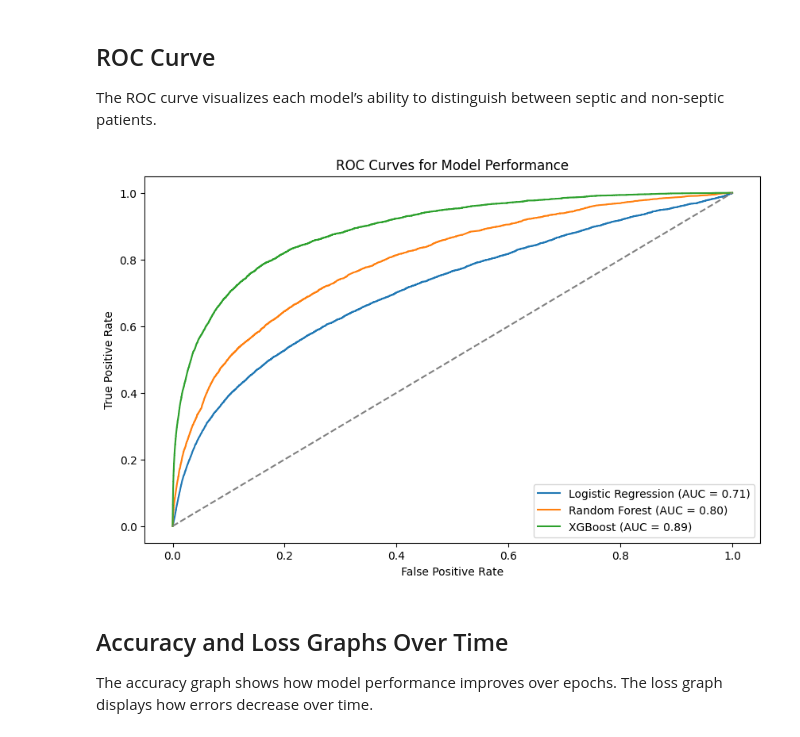
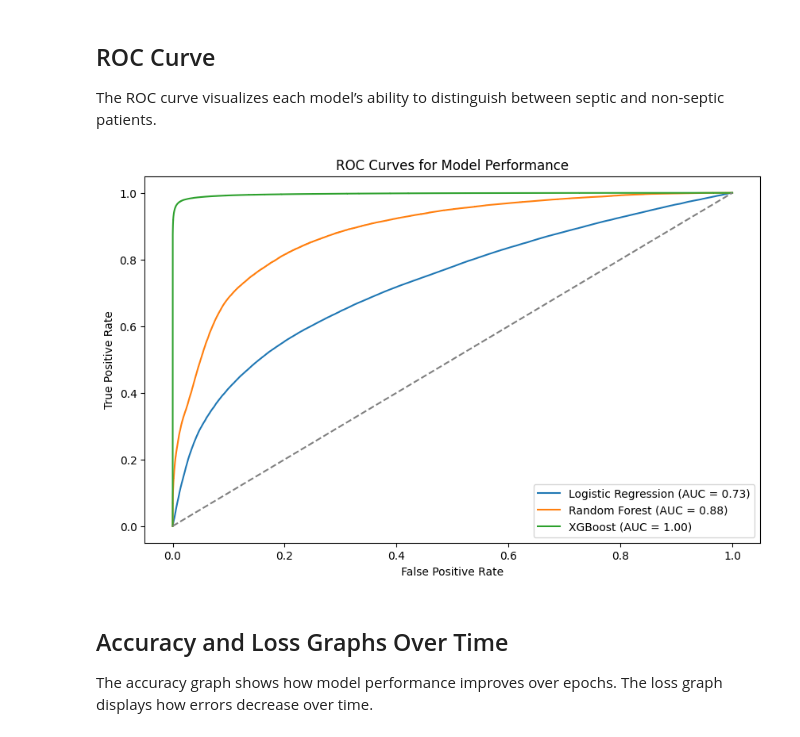
Before and after one commit to nwalablessing/streamlit-health-monitor, a Jupyter notebook: sepsis analysis.ipynb, the cells around one changed output. Saved outputs shown, nothing was run; the diff lists cells and outputs as text; code cells hidden in the pictures.

```diff
--- a/sepsis analysis.ipynb
+++ b/sepsis analysis.ipynb
@@ -139,2 +96,5 @@ First 5 rows of Scaled Data:
+# %%
+smote = SMOTE(random_state=42)
+X_resampled, y_resampled = smote.fit_resample(X_scaled, y)
 # %% [markdown]
 ## Train-Test Split
@@ -142,7 +102,6 @@ Splits the dataset into training and testing sets (80% training, 20% testing).
 # %%
-# Split into training (80%) and testing (20%) sets
 X_train, X_test, y_train, y_test = train_test_split(
-    X_scaled, y_resampled, test_size=0.2, random_state=42
+    X_resampled, y_resampled, test_size=0.2, random_state=42, stratify=y_resampled
 )
 
 print(f"Training Set Shape: {X_train.shape}")
@@ -309,25 +228,35 @@ Testing Set Shape: (310442, 41)
 ## Train Machine Learning Models
 Trains three models (Logistic Regression, Random Forest, and XGBoost) and stores accuracy results.
 # %%
-# Initialize models
 models = {
     "Logistic Regression": LogisticRegression(max_iter=1000),
-    "Random Forest": RandomForestClassifier(n_estimators=50, max_depth=10, random_state=42),
-    "XGBoost": XGBClassifier(use_label_encoder=False, eval_metric="logloss", n_estimators=50, max_depth=10)
+    "Random Forest": RandomForestClassifier(n_estimators=100, max_depth=10, random_state=42),
+    "XGBoost": XGBClassifier(use_label_encoder=False, eval_metric="logloss", n_estimators=100, max_depth=10)
 }
 
-# Train models and store results
 model_results = {}
+
 for name, model in models.items():
     print(f"Training {name}...")
     model.fit(X_train, y_train)
     y_pred = model.predict(X_test)
+
     accuracy = accuracy_score(y_test, y_pred)
-    model_results[name] = {"Model": model, "Accuracy": accuracy}
+    precision = precision_score(y_test, y_pred)
+    recall = recall_score(y_test, y_pred)
+    f1 = f1_score(y_test, y_pred)
 
-# Display results
+    model_results[name] = {
+        "Model": model,
+        "Accuracy": accuracy,
+        "Precision": precision,
+        "Recall": recall,
+        "F1-score": f1
+    }
+
+print("\n📊 Model Performance Summary:")
 for name, result in model_results.items():
-    print(f"{name} - Accuracy: {result['Accuracy']:.4f}")
+    print(f"{name} - Accuracy: {result['Accuracy']:.4f}, Precision: {result['Precision']:.4f}, Recall: {result['Recall']:.4f}, F1-score: {result['F1-score']:.4f}")
 # %% [output]
 Training Logistic Regression...
 Training Random Forest...
@@ -381,32 +296,30 @@ plt.show()
 ## ROC Curve
 The ROC curve visualizes each model’s ability to distinguish between septic and non-septic patients.
 # %%
-from sklearn.metrics import roc_curve, auc
-
 plt.figure(figsize=(10, 6))
 
 for name, result in model_results.items():
     model = result["Model"]
 
-    # Check if the model supports predict_proba (Logistic Regression, XGBoost, RandomForest)
     if hasattr(model, "predict_proba"):
-        y_probs = model.predict_proba(X_test)[:, 1]  # Extract probability scores for class 1
+        y_probs = model.predict_proba(X_test)[:, 1]
     else:
-        continue  # Skip if model does not support probability predictions
+        y_probs = model.decision_function(X_test)
 
     fpr, tpr, _ = roc_curve(y_test, y_probs)
     auc_score = auc(fpr, tpr)
 
     plt.plot(fpr, tpr, label=f"{name} (AUC = {auc_score:.2f})")
 
 plt.plot([0, 1], [0, 1], linestyle="--", color="gray")
+
 plt.xlabel("False Positive Rate")
 plt.ylabel("True Positive Rate")
 plt.title("ROC Curves for Model Performance")
 plt.legend()
 plt.show()
 # %% [output]
-[figure, old version]
+[figure, new version]
 # %% [markdown]
 ## Accuracy and Loss Graphs Over Time
 The accuracy graph shows how model performance improves over epochs.
```
Also changed, not shown: parts of 29 cells of this notebook.
